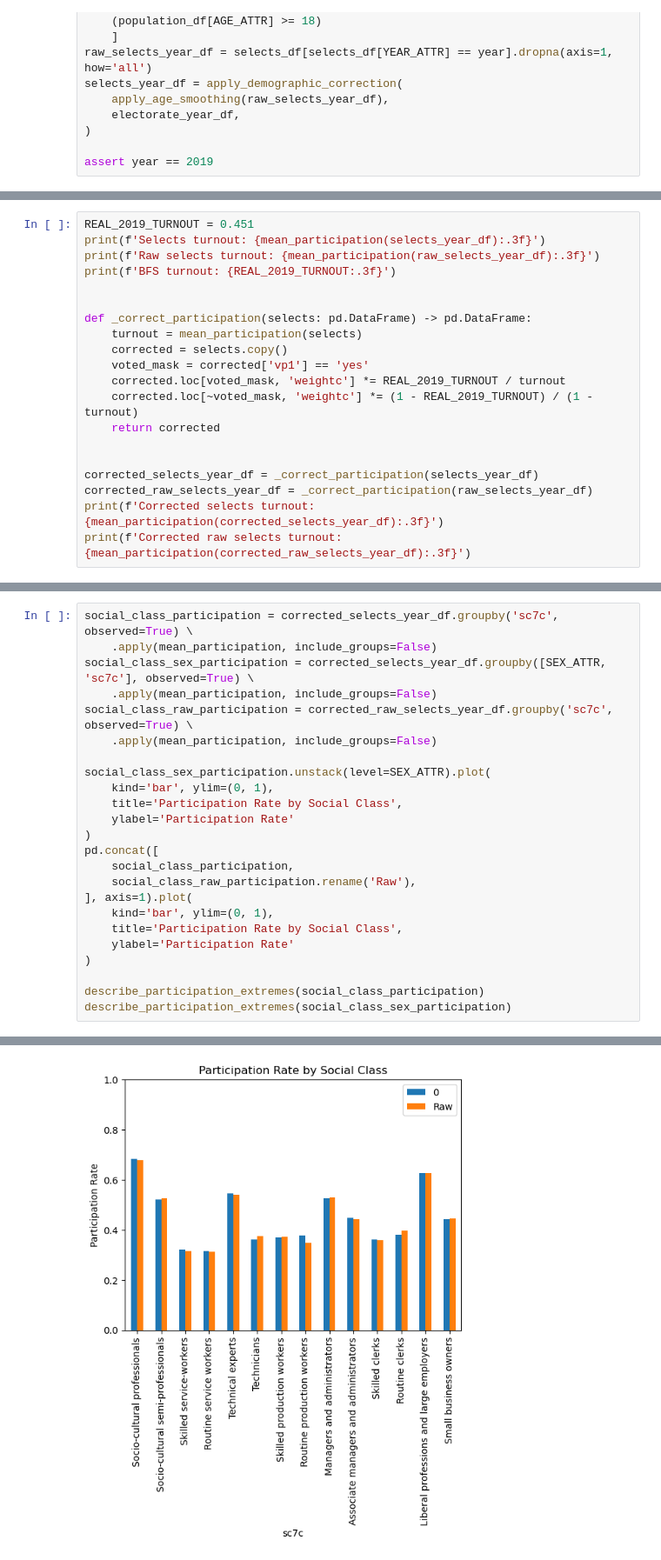
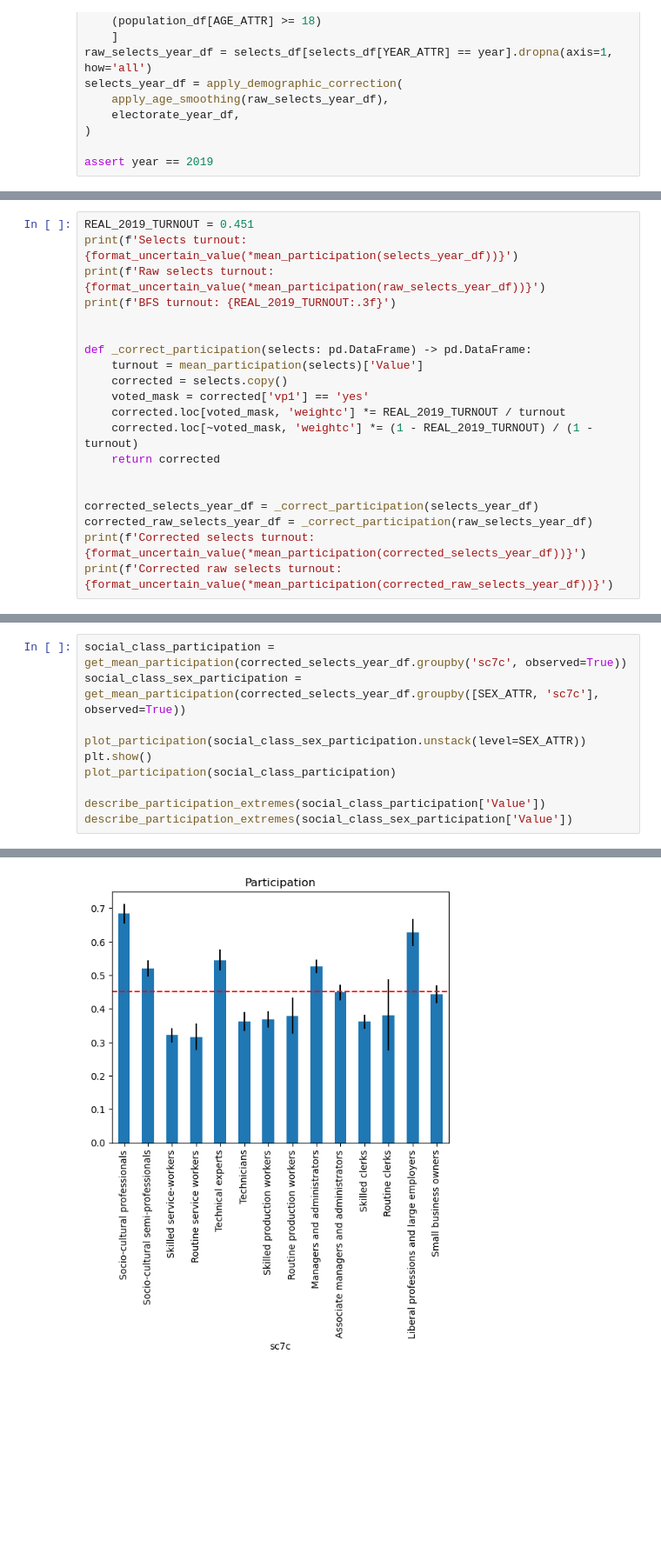
Before and after one commit to tschai-yim/swiss-elections-study, a Jupyter notebook: participation.ipynb, the cells around one changed output, grey strips where cells are left out. Shown at 87% size. Cells and saved outputs as stored; diff of their text form; blank space fills up the shorter version.

```diff
--- a/participation.ipynb
+++ b/participation.ipynb
@@ -156,12 +176,12 @@ def plot_population(
 # %%
 REAL_2019_TURNOUT = 0.451
-print(f'Selects turnout: {mean_participation(selects_year_df):.3f}')
-print(f'Raw selects turnout: {mean_participation(raw_selects_year_df):.3f}')
+print(f'Selects turnout: {format_uncertain_value(*mean_participation(selects_year_df))}')
+print(f'Raw selects turnout: {format_uncertain_value(*mean_participation(raw_selects_year_df))}')
 print(f'BFS turnout: {REAL_2019_TURNOUT:.3f}')
 
 
 def _correct_participation(selects: pd.DataFrame) -> pd.DataFrame:
-    turnout = mean_participation(selects)
+    turnout = mean_participation(selects)['Value']
     corrected = selects.copy()
     voted_mask = corrected['vp1'] == 'yes'
     corrected.loc[voted_mask, 'weightc'] *= REAL_2019_TURNOUT / turnout
@@ -171,6 +191,6 @@ def _correct_participation(selects: pd.DataFrame) -> pd.DataFrame:
 
 corrected_selects_year_df = _correct_participation(selects_year_df)
 corrected_raw_selects_year_df = _correct_participation(raw_selects_year_df)
-print(f'Corrected selects turnout: {mean_participation(corrected_selects_year_df):.3f}')
-print(f'Corrected raw selects turnout: {mean_participation(corrected_raw_selects_year_df):.3f}')
+print(f'Corrected selects turnout: {format_uncertain_value(*mean_participation(corrected_selects_year_df))}')
+print(f'Corrected raw selects turnout: {format_uncertain_value(*mean_participation(corrected_raw_selects_year_df))}')
 # %% [output]
@@ -457,26 +478,12 @@ Participation Extremes by sc1:
 [figure]
 # %%
-social_class_participation = corrected_selects_year_df.groupby('sc7c', observed=True) \
-    .apply(mean_participation, include_groups=False)
-social_class_sex_participation = corrected_selects_year_df.groupby([SEX_ATTR, 'sc7c'], observed=True) \
-    .apply(mean_participation, include_groups=False)
-social_class_raw_participation = corrected_raw_selects_year_df.groupby('sc7c', observed=True) \
-    .apply(mean_participation, include_groups=False)
+social_class_participation = get_mean_participation(corrected_selects_year_df.groupby('sc7c', observed=True))
+social_class_sex_participation = get_mean_participation(corrected_selects_year_df.groupby([SEX_ATTR, 'sc7c'], observed=True))
 
-social_class_sex_participation.unstack(level=SEX_ATTR).plot(
-    kind='bar', ylim=(0, 1),
-    title='Participation Rate by Social Class',
-    ylabel='Participation Rate'
-)
-pd.concat([
-    social_class_participation,
-    social_class_raw_participation.rename('Raw'),
-], axis=1).plot(
-    kind='bar', ylim=(0, 1),
-    title='Participation Rate by Social Class',
-    ylabel='Participation Rate'
-)
+plot_participation(social_class_sex_participation.unstack(level=SEX_ATTR))
+plt.show()
+plot_participation(social_class_participation)
 
-describe_participation_extremes(social_class_participation)
-describe_participation_extremes(social_class_sex_participation)
+describe_participation_extremes(social_class_participation['Value'])
+describe_participation_extremes(social_class_sex_participation['Value'])
 # %% [output]
@@ -490,4 +497,4 @@ Participation Extremes by Sex / sc7c:
-[figure, old version]
+[figure, new version]
 # %%
 def _plot_income3_distribution(attribute: Any, attribute_name: str):
     income_distribution = pd.crosstab(
```
Also changed, not shown: parts of 15 cells of this notebook, 2 other files.
